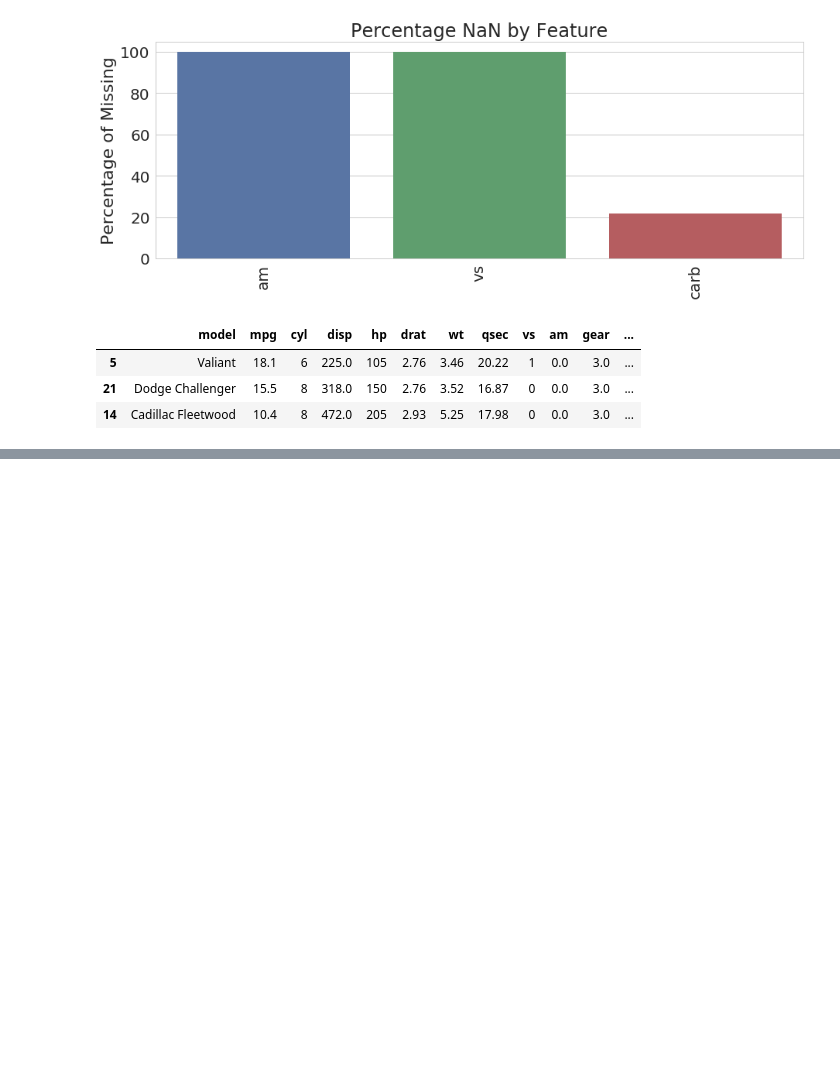
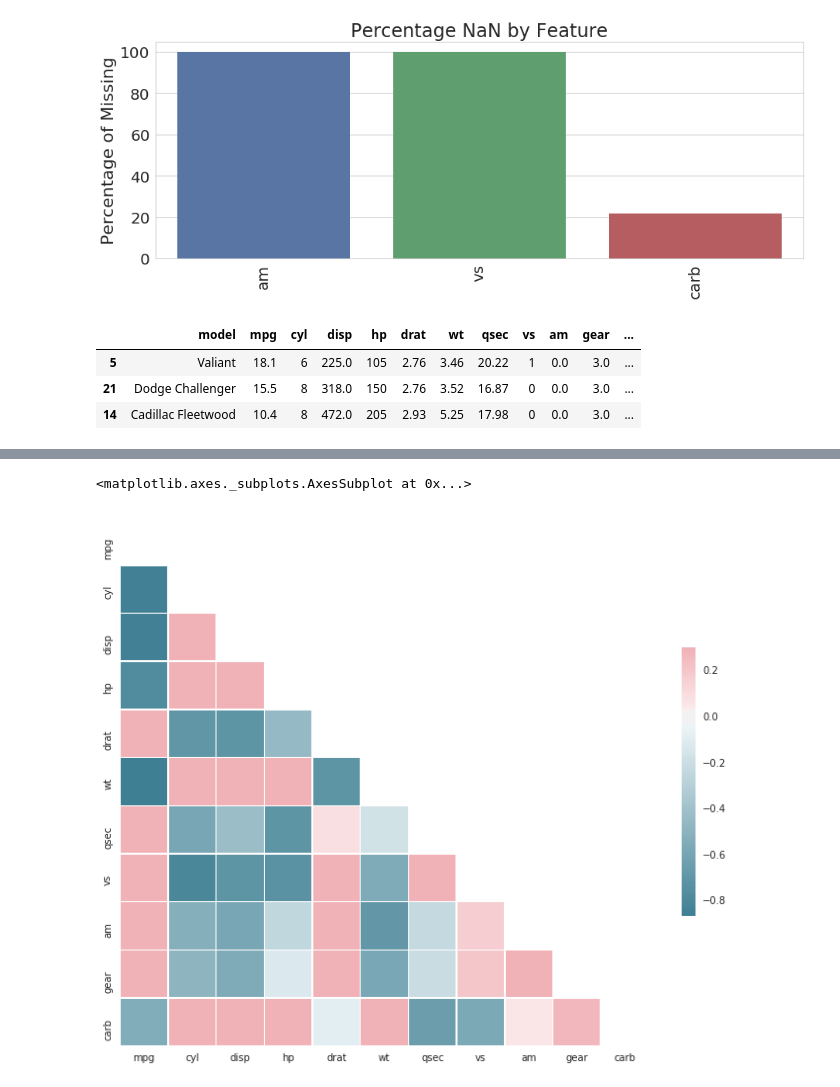
Before and after one commit to bharathgs/dframeutils, a Jupyter notebook: examples/sample.ipynb, the cells around one changed output, grey strips where cells are left out. Drawn from its saved outputs; the diff is of its cells as text; code cells hidden in the pictures; blank space fills up the shorter version.

```diff
--- a/examples/sample.ipynb
+++ b/examples/sample.ipynb
@@ -74,0 +73,5 @@ num_summary(mtcars).T
+# %%
+correlation_matrix_plot(mtcars)
+# %% [output]
+<matplotlib.axes._subplots.AxesSubplot at 0x...>
+[figure, added]
```
Also changed, not shown: parts of 4 cells of this notebook.
